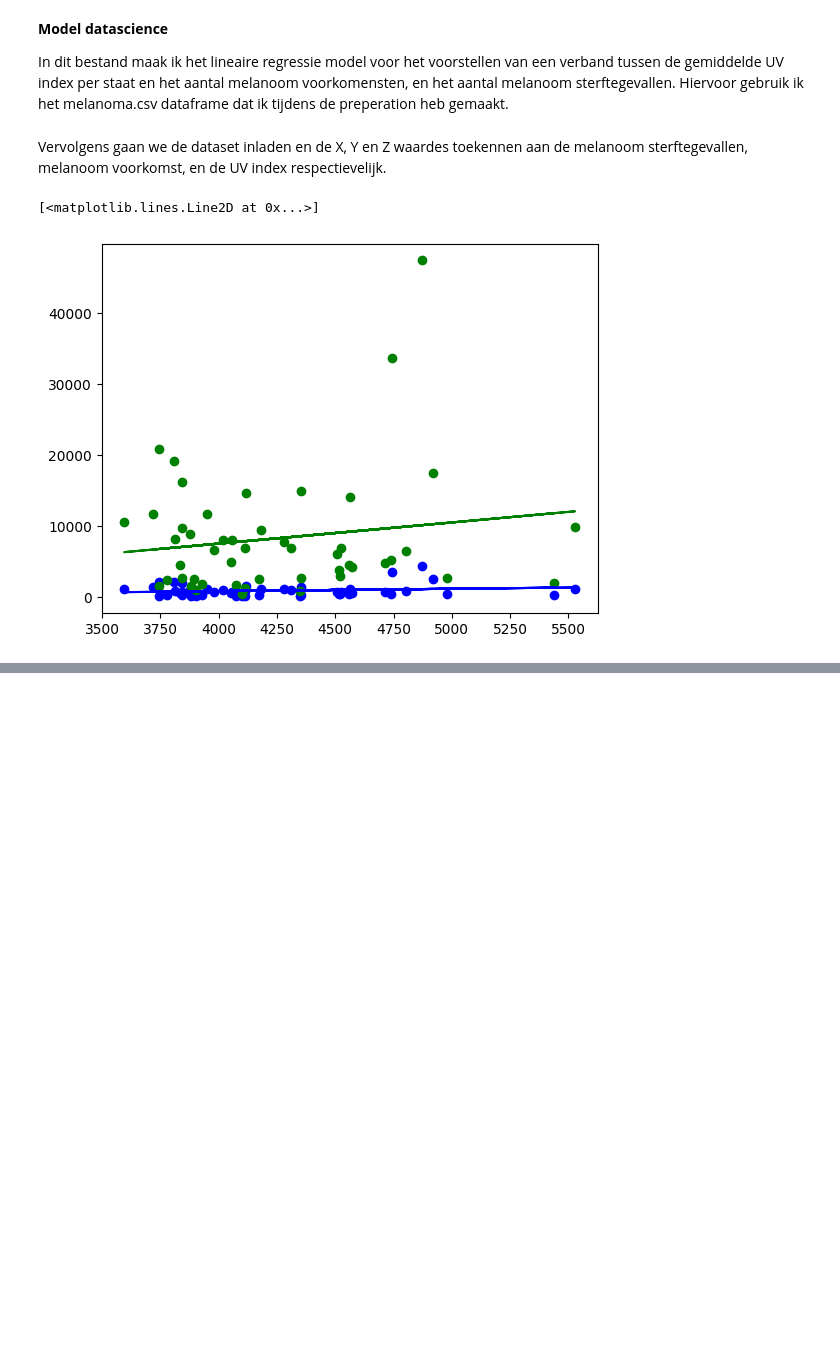
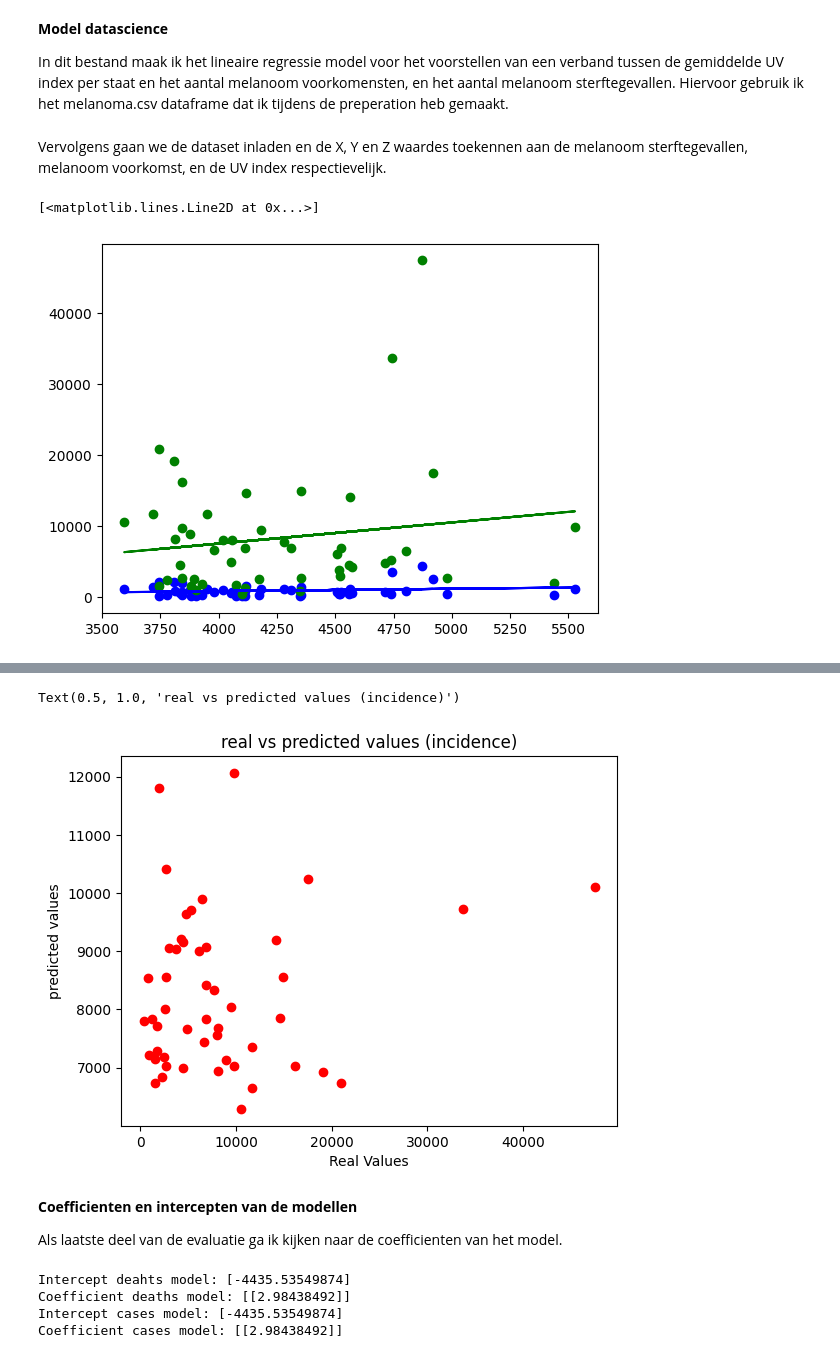
Before and after one commit to VeraSpek/datascience, a Jupyter notebook: model.ipynb, the cells around one changed output, grey strips where cells are left out. Saved outputs shown, nothing was run; the diff lists cells and outputs as text; code cells hidden in the pictures; blank space fills up the shorter version.

```diff
--- a/model.ipynb
+++ b/model.ipynb
@@ -31,0 +116,22 @@ plt.plot(Z, deaths_prediction, color = 'blue')
+# %%
+plt.scatter(incidence,incidence_prediction, color = 'red')
+plt.xlabel("Real Values")
+plt.ylabel("predicted values")
+plt.title("real vs predicted values (incidence)")
+# %% [output]
+Text(0.5, 1.0, 'real vs predicted values (incidence)')
+[figure, added]
+# %% [markdown]
+**Coefficienten en intercepten van de modellen**
+
+Als laatste deel van de evaluatie ga ik kijken naar de coefficienten van het model.
+# %%
+print(f"Intercept deahts model: {deaths_model.intercept_}")
+print(f"Coefficient deaths model: {deaths_model.coef_}")
+print(f"Intercept cases model: {incidence_model.intercept_}")
+print(f"Coefficient cases model: {incidence_model.coef_}")
+# %% [output]
+Intercept deahts model: [-4435.53549874]
+Coefficient deaths model: [[2.98438492]]
+Intercept cases model: [-4435.53549874]
+Coefficient cases model: [[2.98438492]]
```
Also changed, not shown: parts of 13 cells of this notebook.
